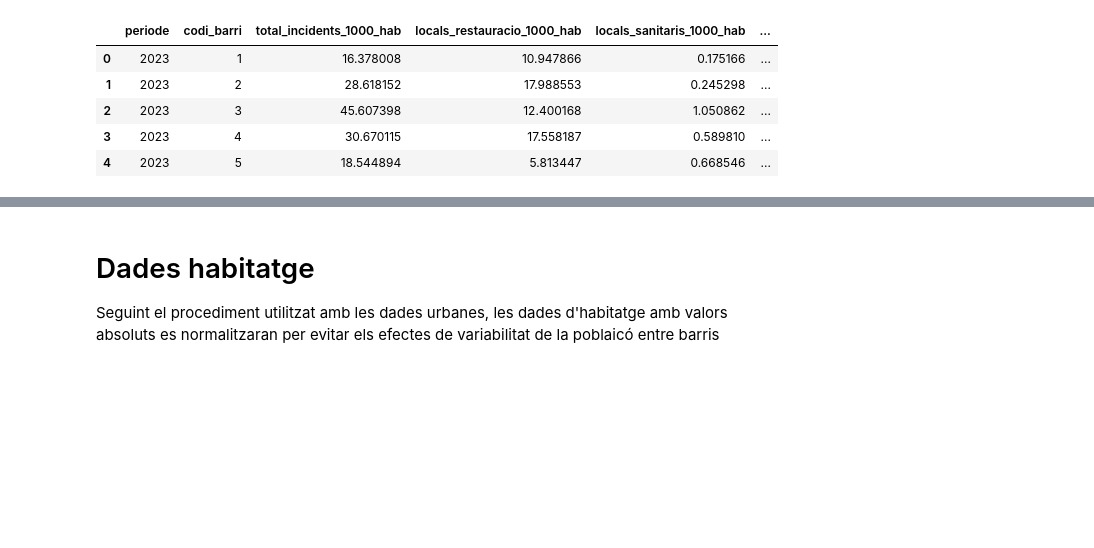
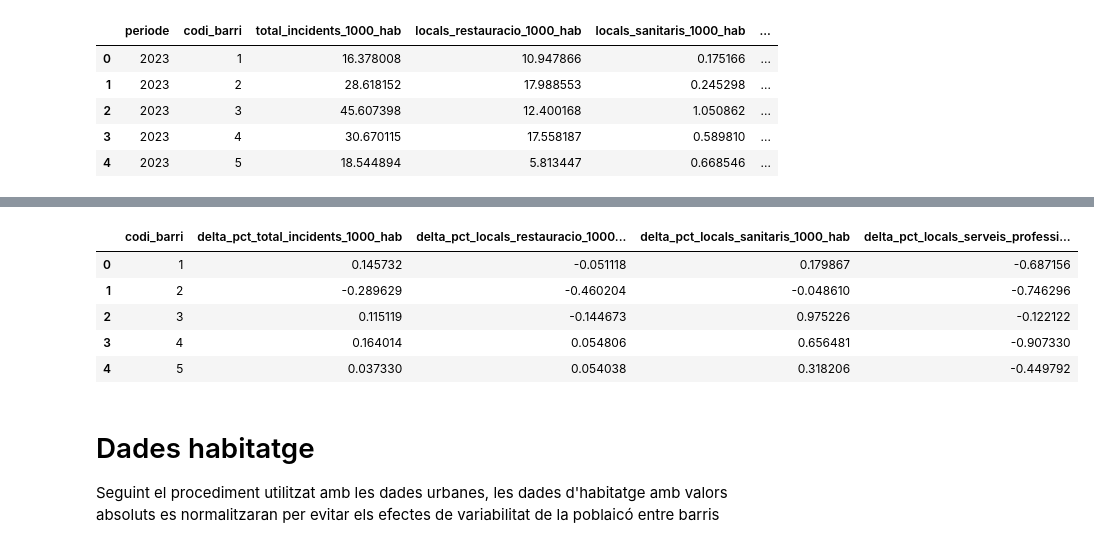
Before and after one commit to joseprau/tfm_gentrificacio_bcn, a Jupyter notebook: notebooks/feature_engineering.ipynb, the cells around one changed output, grey strips where cells are left out. Cells and saved outputs as stored; diff of their text form; code cells hidden in the pictures; blank space fills up the shorter version.

```diff
--- a/notebooks/feature_engineering.ipynb
+++ b/notebooks/feature_engineering.ipynb
@@ -396,3 +442,14 @@ df_urbanes_15 = df_urbanes_final[df_urbanes_final["periode"] == 2015].drop(colum
+# %%
+# Ens quedem amb els deltas per al dataset
+urbanes_final = df_urbanes_pivot[[col for col in df_urbanes_pivot.columns if col.startswith("delta") or col == "codi_barri"]]
+urbanes_final.head()
+# %% [output]
+|  | codi_barri | delta_pct_total_incidents_1000_hab | delta_pct_locals_restauracio_1000... | delta_pct_locals_sanitaris_1000_hab | delta_pct_locals_serveis_professi... |
+| 0 | 1 | 0.145732 | -0.051118 | 0.179867 | -0.687156 |
+| 1 | 2 | -0.289629 | -0.460204 | -0.048610 | -0.746296 |
+| 2 | 3 | 0.115119 | -0.144673 | 0.975226 | -0.122122 |
+| 3 | 4 | 0.164014 | 0.054806 | 0.656481 | -0.907330 |
+| 4 | 5 | 0.037330 | 0.054038 | 0.318206 | -0.449792 |
 # %% [markdown]
 # Dades habitatge
 Seguint el procediment utilitzat amb les dades urbanes, les dades d'habitatge amb valors absoluts es normalitzaran per evitar els efectes de variabilitat de la poblaicó entre barris
```
Also changed, not shown: parts of 7 cells of this notebook.
